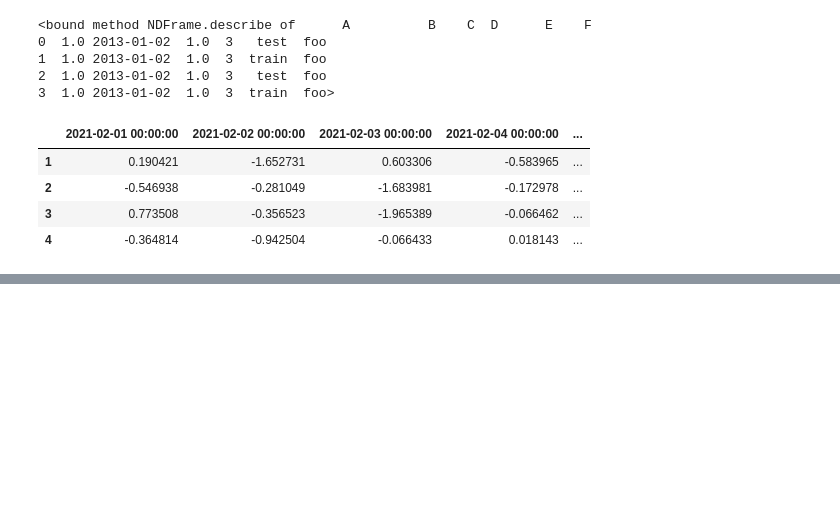
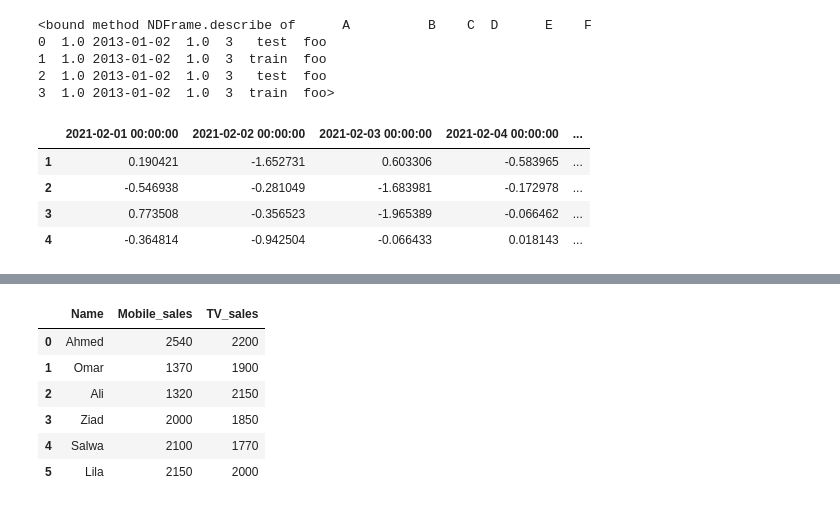
Before and after one commit to Jogwums/Data-Analysis-Cl01, a Jupyter notebook: pandas/intro.ipynb, the cells around one changed output, grey strips where cells are left out. Cells and saved outputs as stored; diff of their text form; code cells hidden in the pictures; blank space fills up the shorter version.

```diff
--- a/pandas/intro.ipynb
+++ b/pandas/intro.ipynb
@@ -212,0 +238,10 @@ df.T #to transpose your data. ie switch rows to cols and cols to rows
+# %%
+df
+# %% [output]
+|  | Name | Mobile_sales | TV_sales |
+| 0 | Ahmed | 2540 | 2200 |
+| 1 | Omar | 1370 | 1900 |
+| 2 | Ali | 1320 | 2150 |
+| 3 | Ziad | 2000 | 1850 |
+| 4 | Salwa | 2100 | 1770 |
+| 5 | Lila | 2150 | 2000 |
```
Also changed, not shown: parts of 9 cells of this notebook.
